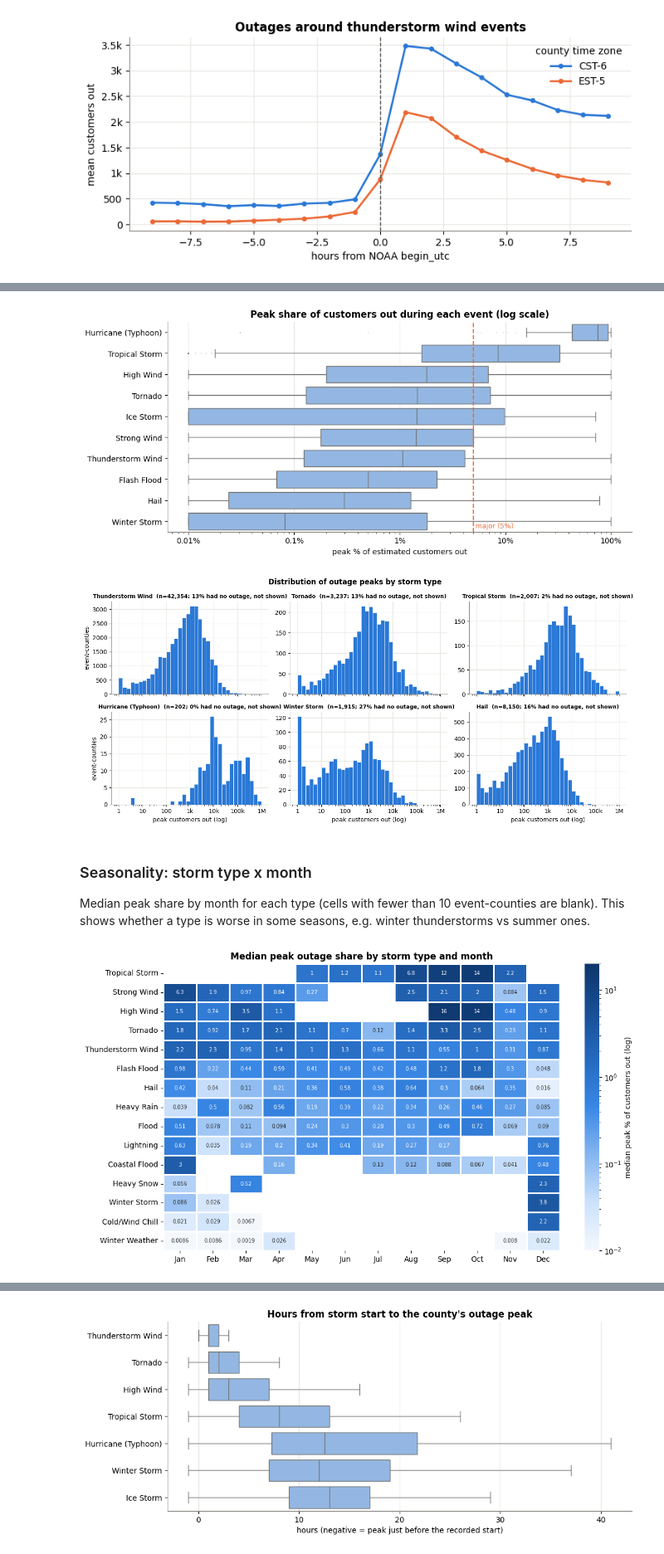
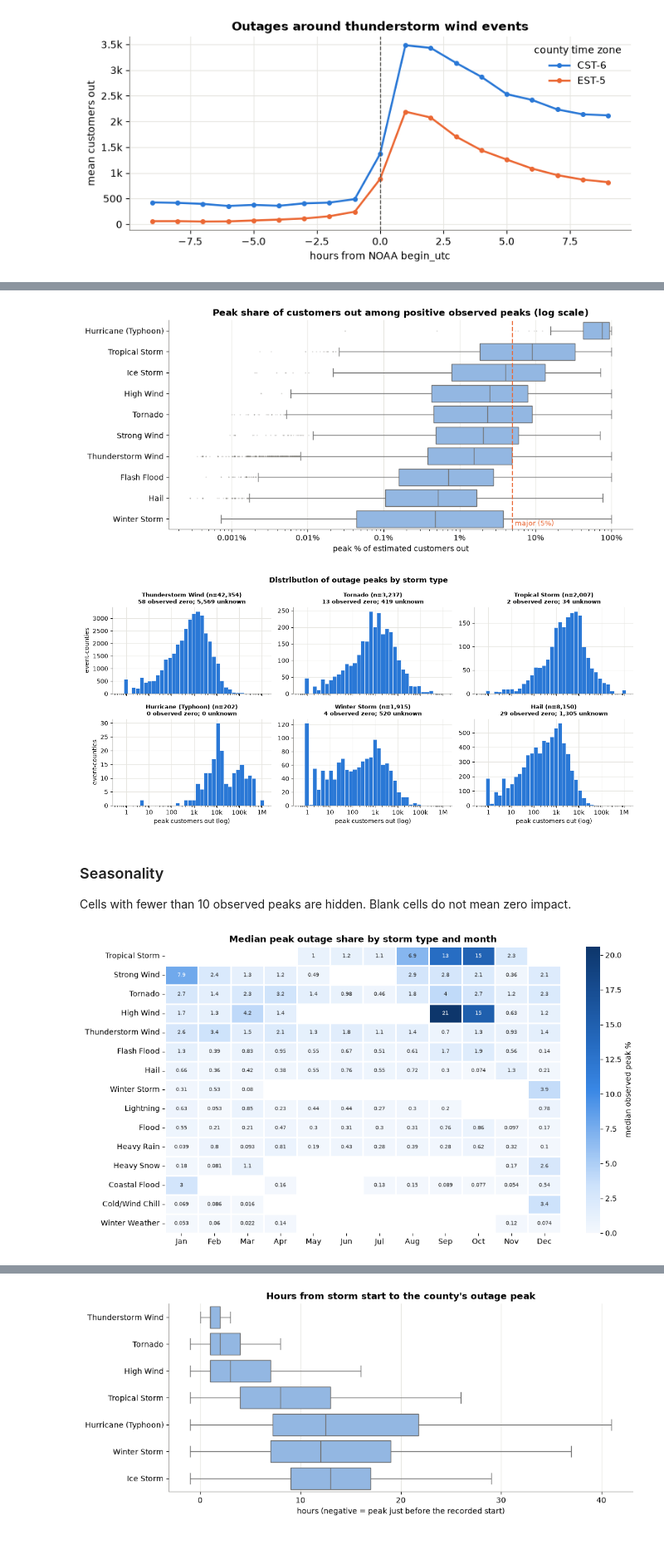
Before and after one commit to Chumpz0/Capstone-Power-Outage-Prediction, a Jupyter notebook: notebooks/03_eda_storm_outage.ipynb, the cells around one changed output, grey strips where cells are left out. Shown at 83% size. Saved outputs shown, nothing was run; the diff lists cells and outputs as text; code cells hidden in the pictures.

```diff
--- a/notebooks/03_eda_storm_outage.ipynb
+++ b/notebooks/03_eda_storm_outage.ipynb
@@ -25,6 +3,10 @@ peak. All joins run in DuckDB, so nothing big is loaded into pandas.
 # %%
 import sys
-sys.path.insert(0, "..")
+from pathlib import Path
+
+ROOT = next(p for p in [Path.cwd(), *Path.cwd().parents] if (p / "src/config.py").exists())
+if str(ROOT) not in sys.path:
+    sys.path.insert(0, str(ROOT))
 import re
 
 import duckdb
@@ -37,6 +19,7 @@ import seaborn as sns
 
 from src import config as C
 from src.data import duckdb_path
+from src.eda import build_storm_outage_tables, grouped_burden
 from src.plotting import BLUE, ORANGE, GREY, CAT, SEQ, fmt_k, heat_axes, use_style
 
 pd.set_option("display.max_columns", 40)
@@ -44,6 +27,8 @@ pd.set_option("display.width", 200)
 pd.set_option("display.max_colwidth", 60)
 use_style()
 
+MIN_TYPE_N, MIN_CELL_N, MIN_STATE_N, MIN_COUNTY_N = 100, 10, 20, 50
+CUSTOMER_FACTOR = 1.2
 MAJOR = 0.05                        # peak share that counts as a "major" outage
 PRE_H, POST_H, MAX_H = 1, 12, 48    # event window: start - 1h ... min(end, start + 48h) + 12h
 
@@ -208,13 +117,16 @@ Two different questions:
 # %%
 by_type = imp.groupby("event_type").agg(
     rows=("event_id", "size"),
+    observed=("peak", "count"),
     median_peak=("peak", "median"),
     median_share=("peak_share", "median"),
     pct_major=("major", "mean"),
     p90_peak=("peak", lambda s: s.quantile(0.9)),
-    total_cust_hours=("cust_hours", "sum"),
     median_hours_to_peak=("hours_to_peak", "median"),
 ).sort_values("median_share", ascending=False)
+type_burden = grouped_burden(con, ["event_type"]).set_index("event_type")
+by_type["total_cust_hours"] = type_burden["cust_hours"]
+by_type["unknown"] = by_type["rows"] - by_type["observed"]
 by_type["pct_major"] *= 100
 by_type["median_share"] *= 100
 by_type.round(1)
@@ -267,8 +177,8 @@ Thunderstorm Wind has a low per-event rate but so many events that its total is
 # Peak share distribution for the most common outage-causing types
 box_types = ["Hurricane (Typhoon)", "Tropical Storm", "Tornado", "Thunderstorm Wind", "High Wind", "Strong Wind",
              "Flash Flood", "Hail", "Winter Storm", "Ice Storm"]
-box = imp[imp["event_type"].isin(box_types)].copy()
-box["peak_pct"] = (100 * box["peak_share"]).clip(lower=0.01)   # log scale can't show 0
+box = imp[imp["event_type"].isin(box_types) & imp["peak_share"].gt(0)].copy()
+box["peak_pct"] = 100 * box["peak_share"]
 order = box.groupby("event_type")["peak_pct"].median().sort_values(ascending=False).index
 
 fig, ax = plt.subplots(figsize=(11, 5))
@@ -278,21 +188,22 @@ sns.boxplot(data=box, y="event_type", x="peak_pct", order=order, color="#86b6ef"
 ax.axvline(100 * MAJOR, color=ORANGE, lw=1.5, ls="--")
 ax.text(100 * MAJOR, len(order) - 0.6, f" major ({MAJOR:.0%})", color=ORANGE, fontsize=9, va="bottom")
 ax.xaxis.set_major_formatter(mtick.FuncFormatter(lambda v, _: f"{v:g}%"))
-ax.set(title="Peak share of customers out during each event (log scale)",
+ax.set(title="Peak share of customers out among positive observed peaks (log scale)",
        xlabel="peak % of estimated customers out", ylabel="")
 plt.show()
 # %% [output]
-[figure, old version]
+[figure, new version]
 # %%
 # Histogram of peak customers out: how heavy is the tail for each type?
 show = ["Thunderstorm Wind", "Tornado", "Tropical Storm", "Hurricane (Typhoon)", "Winter Storm", "Hail"]
-bins = np.logspace(0, 6, 37)
+positive_peaks = imp.loc[imp["peak"] > 0, "peak"]
+bins = np.geomspace(min(0.5, positive_peaks.min()), positive_peaks.max() * 1.01, 37)
 fig, axes = plt.subplots(2, 3, figsize=(13, 6), sharex=True)
 for ax, ty in zip(axes.flat, show):
     v = imp.loc[imp["event_type"] == ty, "peak"]
-    ax.hist(v[v >= 1], bins=bins, color=BLUE, edgecolor="white", linewidth=0.5)
+    ax.hist(v[v > 0], bins=bins, color=BLUE, edgecolor="white", linewidth=0.5)
     ax.set_xscale("log")
-    ax.set_title(f"{ty}  (n={len(v):,}; {100*(v < 1).mean():.0f}% had no outage, not shown)", fontsize=9)
+    ax.set_title(f"{ty} (n={len(v):,})\n{v.eq(0).sum():,} observed zero; {v.isna().sum():,} unknown", fontsize=9)
     ax.xaxis.set_major_formatter(fmt_k)
 for ax in axes[1]:
     ax.set_xlabel("peak customers out (log)")
@@ -302,27 +213,26 @@ fig.suptitle("Distribution of outage peaks by storm type", fontweight="bold")
 plt.tight_layout()
 plt.show()
 # %% [output]
-[figure, old version]
+[figure, new version]
 # %% [markdown]
-### Seasonality: storm type x month
+### Seasonality
 
-Median peak share by month for each type (cells with fewer than 10 event-counties are blank). This shows whether a type is
-worse in some seasons, e.g. winter thunderstorms vs summer ones.
+Cells with fewer than 10 observed peaks are hidden. Blank cells do not mean zero impact.
 # %%
 imp["month"] = imp["begin_utc"].dt.month
-TYPES_300 = by_type[by_type["rows"] >= 300].index   # types with enough rows for a per-month / per-state grid
+TYPES_300 = by_type[by_type["observed"] >= 300].index   # types with enough rows for a per-month / per-state grid
 
 cells = imp[imp["event_type"].isin(TYPES_300)].groupby(["event_type", "month"])
-grid = (100 * cells["peak_share"].median()).where(cells.size() >= 10).unstack()
+grid = (100 * cells["peak_share"].median()).where(cells["peak_share"].count() >= MIN_CELL_N).unstack()
 grid = grid.loc[grid.median(axis=1).sort_values(ascending=False).index]
 
 fig, ax = plt.subplots(figsize=(12, 7))
-sns.heatmap(grid, cmap=SEQ, norm=LogNorm(vmin=0.01, vmax=20), annot=True, fmt=".2g", annot_kws={"fontsize": 7},
-            linewidths=1, linecolor="white", cbar_kws={"label": "median peak % of customers out (log)"}, ax=ax)
+sns.heatmap(grid, cmap=SEQ, vmin=0, annot=True, fmt=".2g", annot_kws={"fontsize": 7},
+            linewidths=1, linecolor="white", cbar_kws={"label": "median observed peak %"}, ax=ax)
 heat_axes(ax)
 ax.set(title="Median peak outage share by storm type and month", xlabel="", ylabel="")
 plt.show()
 # %% [output]
-[figure, old version]
+[figure, new version]
 # %%
 # Count of major outages by type and month: when do the big ones actually happen? (top 12 types)
```
Also changed, not shown: parts of 38 cells of this notebook, 9 other files.
